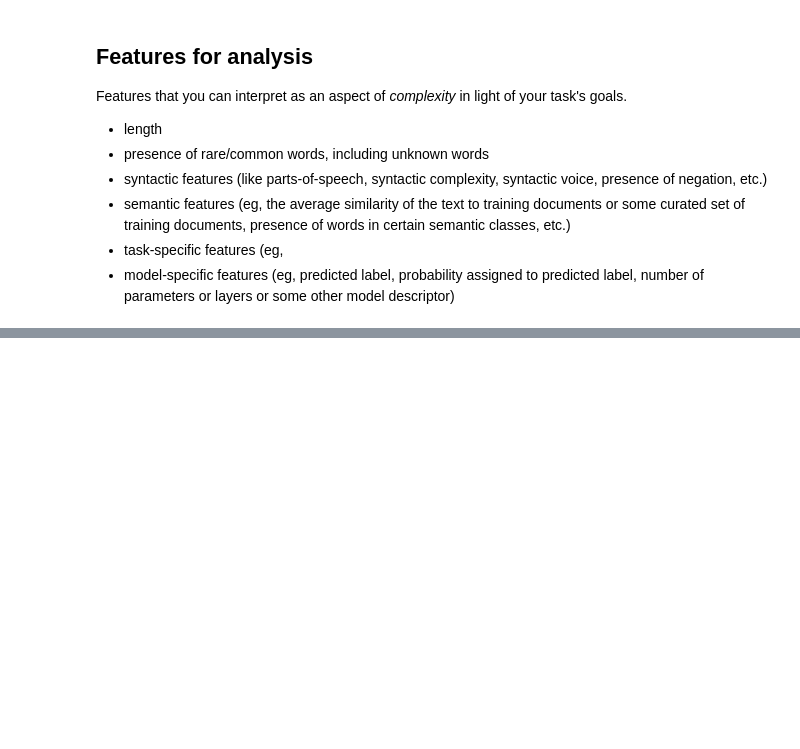
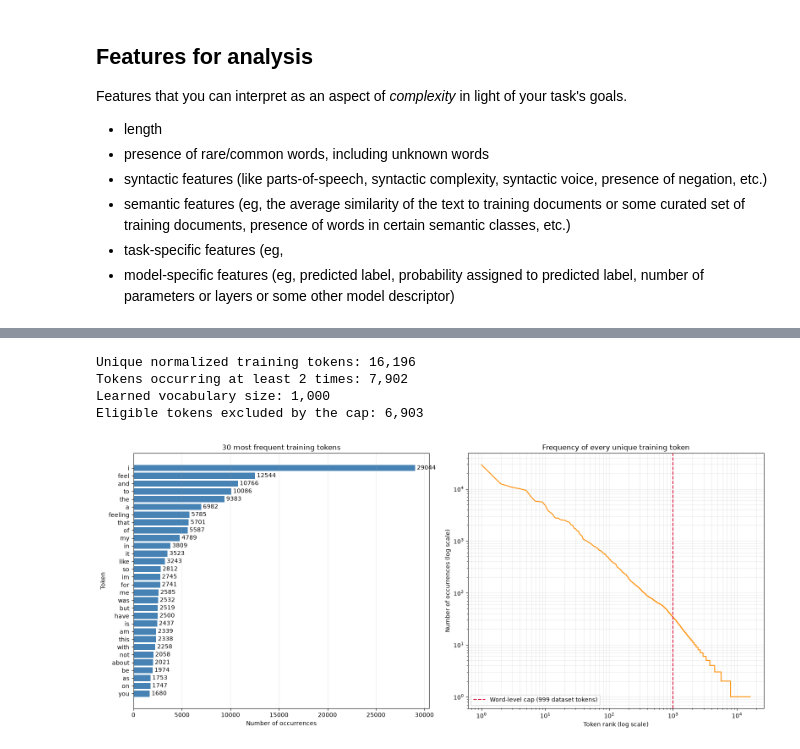
Before and after one commit to greg-delatolas/nlp-assignment-1, a Jupyter notebook: part2/project.ipynb, the cells around one changed output, grey strips where cells are left out. Cells and saved outputs as stored; diff of their text form; code cells hidden in the pictures; blank space fills up the shorter version.

```diff
--- a/part2/project.ipynb
+++ b/part2/project.ipynb
@@ -56,0 +244,53 @@ Features that you can interpret as an aspect of _complexity_ in light of your ta
+# %%
+from collections import Counter
+
+word_counts = Counter()
+for document in train_texts:
+    normalized = tokenizer.normalizer.normalize_str(document)
+    pretokenized = tokenizer.pre_tokenizer.pre_tokenize_str(normalized)
+    word_counts.update(token for token, _ in pretokenized)
+
+num_unique_words = len(word_counts)
+num_eligible_words = sum(
+    frequency >= min_frequency for frequency in word_counts.values()
+)
+word_level_cap = vocab_size - 1
+num_words_removed_by_cap = max(0, num_eligible_words - word_level_cap)
+
+print(f"Unique normalized training tokens: {num_unique_words:,}")
+print(f"Tokens occurring at least {min_frequency} times: {num_eligible_words:,}")
+print(f"Learned vocabulary size: {len(tokenizer.get_vocab()):,}")
+print(f"Eligible tokens excluded by the cap: {num_words_removed_by_cap:,}")
+
+top_n = 30
+top_words = word_counts.most_common(top_n)
+words, counts = zip(*reversed(top_words))
+all_counts = sorted(word_counts.values(), reverse=True)
+ranks = range(1, len(all_counts) + 1)
+
+fig, axes = plt.subplots(1, 2, figsize=(16, 7))
+bars = axes[0].barh(words, counts, color="steelblue")
+axes[0].bar_label(bars, padding=3, fmt="%d")
+axes[0].set_title(f"{top_n} most frequent training tokens")
+axes[0].set_xlabel("Number of occurrences")
+axes[0].set_ylabel("Token")
+axes[0].grid(axis="x", alpha=0.25)
+
+axes[1].loglog(ranks, all_counts, color="darkorange")
+axes[1].axvline(
+    word_level_cap, color="crimson", linestyle="--",
+    label=f"Word-level cap ({word_level_cap:,} dataset tokens)",
+)
+axes[1].set_title("Frequency of every unique training token")
+axes[1].set_xlabel("Token rank (log scale)")
+axes[1].set_ylabel("Number of occurrences (log scale)")
+axes[1].grid(alpha=0.25, which="both")
+axes[1].legend()
+plt.tight_layout()
+plt.show()
+# %% [output]
+Unique normalized training tokens: 16,196
+Tokens occurring at least 2 times: 7,902
+Learned vocabulary size: 1,000
+Eligible tokens excluded by the cap: 6,903
+[figure, added]
```
Also changed, not shown: parts of 48 cells of this notebook, 2 other files.
